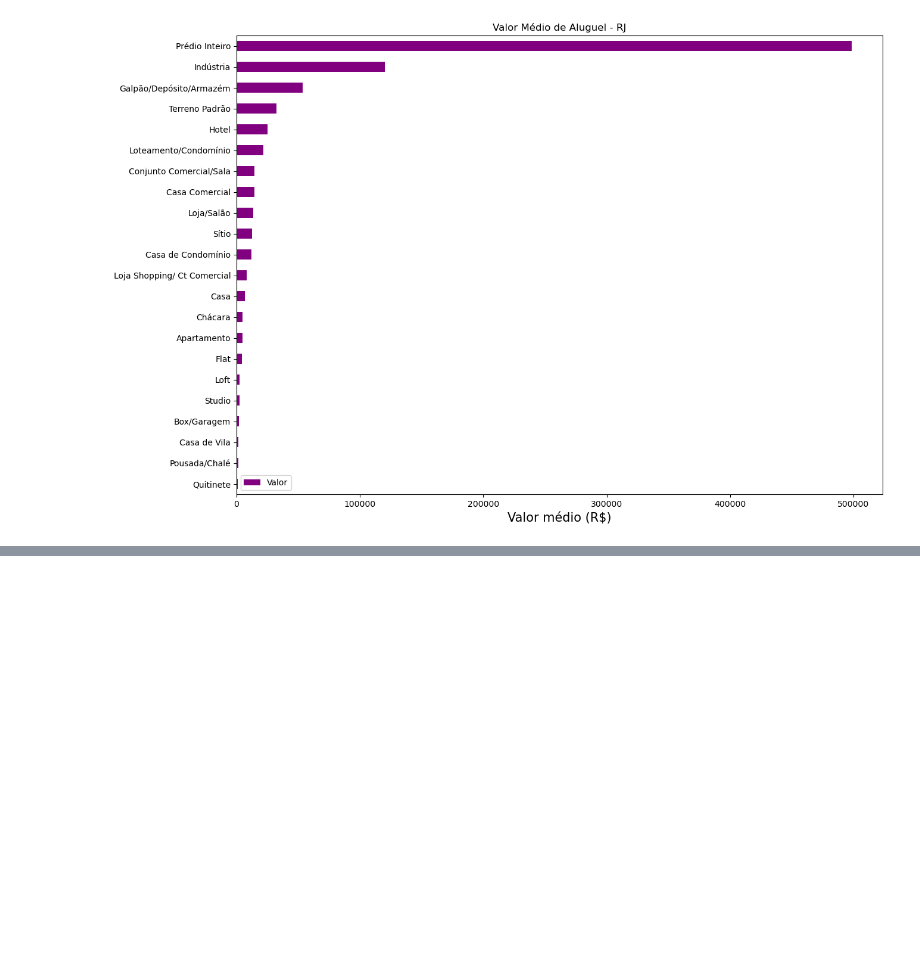
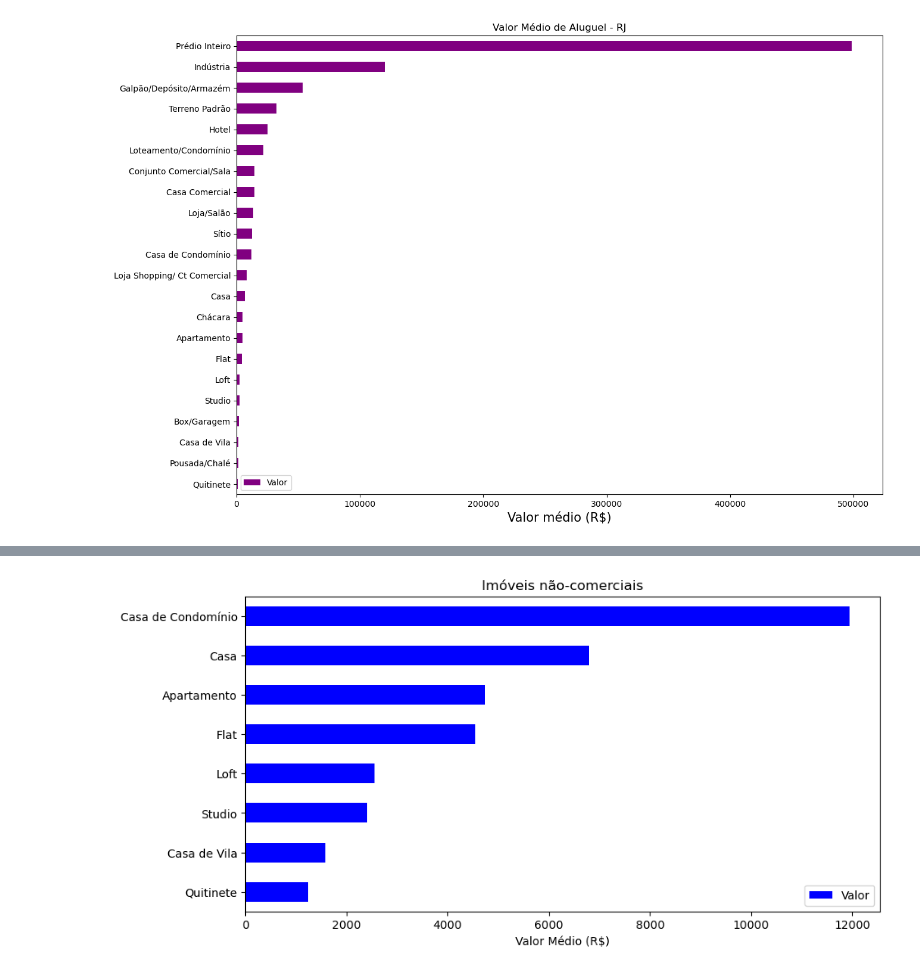
Before and after one commit to victorccampos/DataScienceWithPython, a Jupyter notebook: Pandas/pandas01.ipynb, the cells around one changed output, grey strips where cells are left out. Saved outputs shown, nothing was run; the diff lists cells and outputs as text; code cells hidden in the pictures; blank space fills up the shorter version.

```diff
--- a/Pandas/pandas01.ipynb
+++ b/Pandas/pandas01.ipynb
@@ -119,0 +159,3 @@ plt.ylabel(" ");
+# %%
+df = dados.query('@imoveis_comerciais not in Tipo') # DataFrame com imóveis não-comerciais
+df
@@ -119,0 +176,9 @@ plt.ylabel(" ");
+# %%
+# Agrupar os tipos por valor e fazer o gráfico pela media
+df_preco_tipo = df.groupby("Tipo")[["Valor"]].mean().sort_values(by="Valor")
+df_preco_tipo.plot(kind='barh',figsize=(10,5), color='blue')
+plt.title("Imóveis não-comerciais")
+plt.xlabel("Valor Médio (R$)")
+plt.ylabel(' ');
+# %% [output]
+[figure, added]
```
Also changed, not shown: parts of 17 cells of this notebook.
